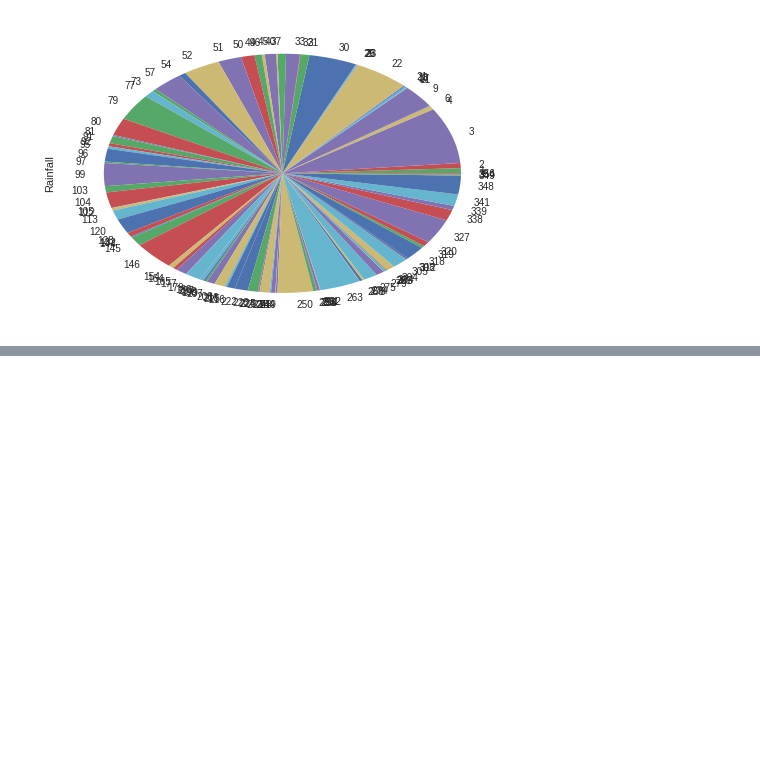
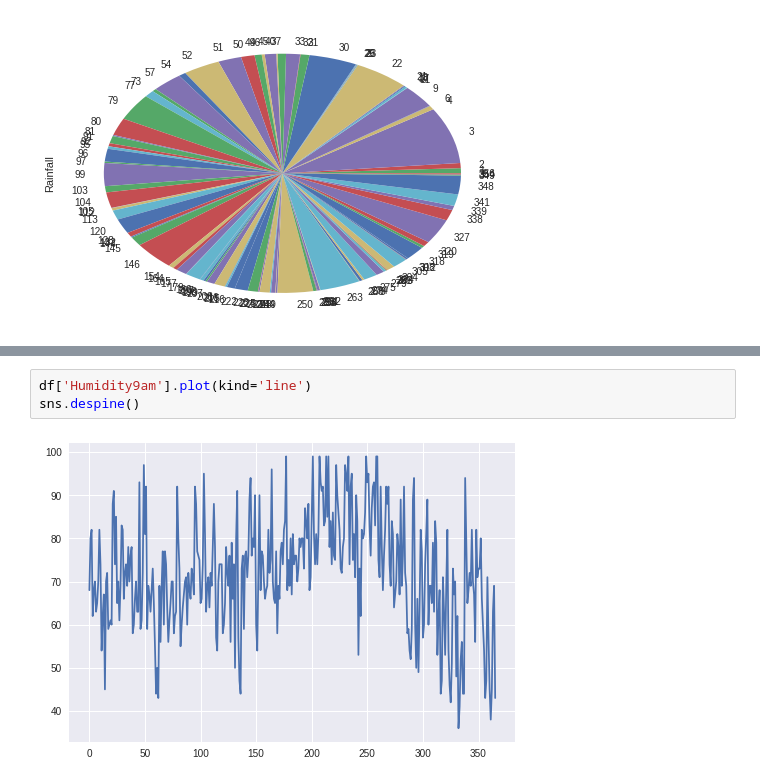
Before and after one commit to harjeevansingh/ML_ON1Acadview, a Jupyter notebook: assignment_6.ipynb, the cells around one changed output, grey strips where cells are left out. Saved outputs shown, nothing was run; the diff lists cells and outputs as text; blank space fills up the shorter version.

```diff
--- a/assignment_6.ipynb
+++ b/assignment_6.ipynb
@@ -140,0 +151,5 @@ sns.despine()
+# %%
+df['Humidity9am'].plot(kind='line')
+sns.despine()
+# %% [output]
+[figure, added]
```
Also changed, not shown: parts of 3 cells of this notebook.
